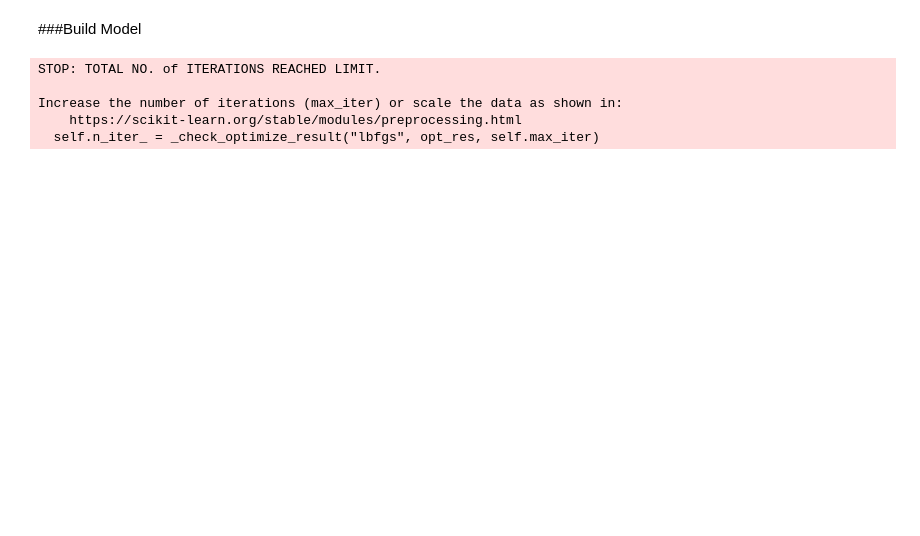
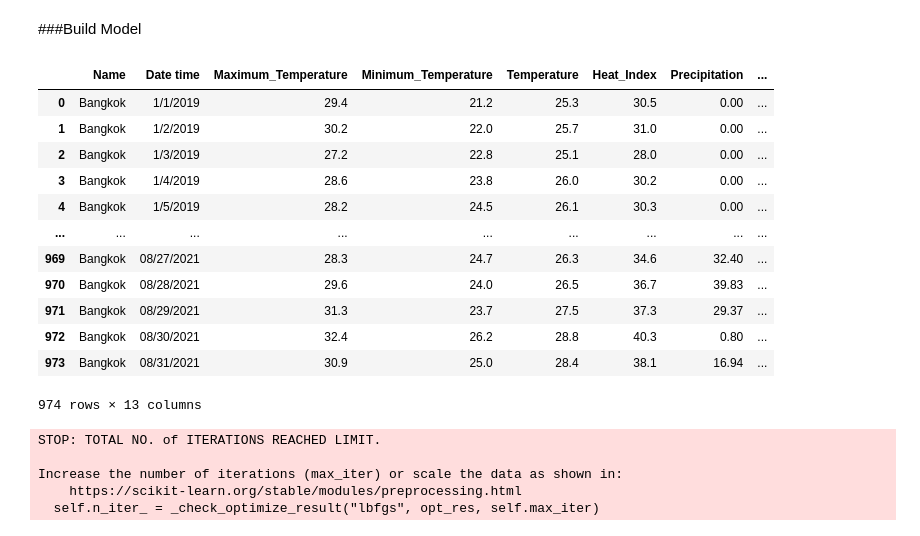
Before and after one commit to thedeenun/Weather-prediction, a Jupyter notebook: Weather_prediction.ipynb, the cells around one changed output. Saved outputs shown, nothing was run; the diff lists cells and outputs as text; code cells hidden in the pictures; blank space fills up the shorter version.

```diff
--- a/Weather_prediction.ipynb
+++ b/Weather_prediction.ipynb
@@ -244,4 +197,20 @@ NameError: ignored
 from sklearn.neural_network import MLPClassifier
 from sklearn.model_selection import train_test_split
 from sklearn.preprocessing import MinMaxScaler
+# %%
+df
+# %% [output]
+|  | Name | Date time | Maximum_Temperature | Minimum_Temperature | Temperature | Heat_Index | Precipitation | ... |
+| 0 | Bangkok | 1/1/2019 | 29.4 | 21.2 | 25.3 | 30.5 | 0.00 | ... |
+| 1 | Bangkok | 1/2/2019 | 30.2 | 22.0 | 25.7 | 31.0 | 0.00 | ... |
+| 2 | Bangkok | 1/3/2019 | 27.2 | 22.8 | 25.1 | 28.0 | 0.00 | ... |
+| 3 | Bangkok | 1/4/2019 | 28.6 | 23.8 | 26.0 | 30.2 | 0.00 | ... |
+| 4 | Bangkok | 1/5/2019 | 28.2 | 24.5 | 26.1 | 30.3 | 0.00 | ... |
+| ... | ... | ... | ... | ... | ... | ... | ... | ... |
+| 969 | Bangkok | 08/27/2021 | 28.3 | 24.7 | 26.3 | 34.6 | 32.40 | ... |
+| 970 | Bangkok | 08/28/2021 | 29.6 | 24.0 | 26.5 | 36.7 | 39.83 | ... |
+| 971 | Bangkok | 08/29/2021 | 31.3 | 23.7 | 27.5 | 37.3 | 29.37 | ... |
+| 972 | Bangkok | 08/30/2021 | 32.4 | 26.2 | 28.8 | 40.3 | 0.80 | ... |
+| 973 | Bangkok | 08/31/2021 | 30.9 | 25.0 | 28.4 | 38.1 | 16.94 | ... |
+974 rows × 13 columns
 # %%
```
Also changed, not shown: parts of 28 cells of this notebook.
